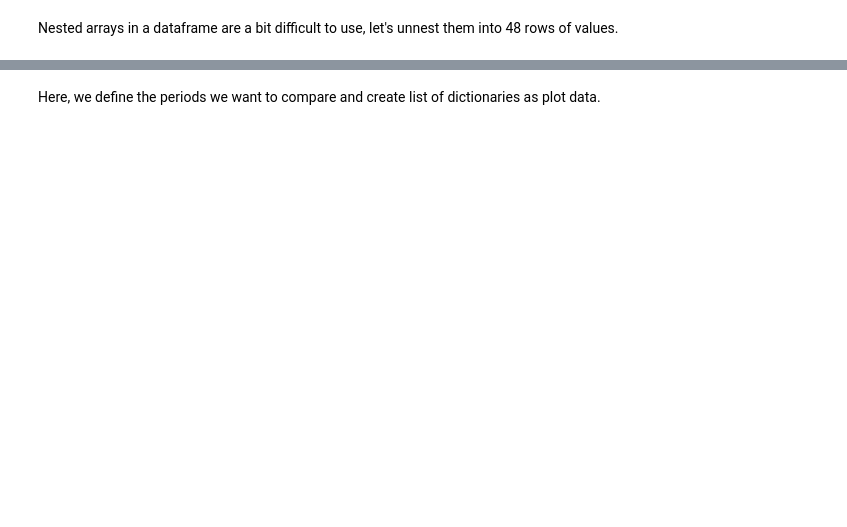
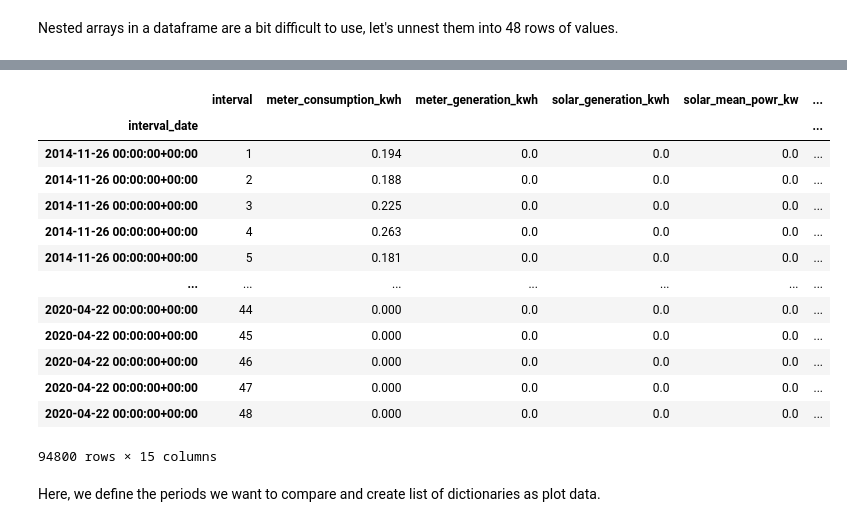
Before and after one commit to tommyli/home-energy, a Jupyter notebook: notebooks/dailies.ipynb, the cells around one changed output, grey strips where cells are left out. Drawn from its saved outputs; the diff is of its cells as text; code cells hidden in the pictures; blank space fills up the shorter version.

```diff
--- a/notebooks/dailies.ipynb
+++ b/notebooks/dailies.ipynb
@@ -86,3 +121,21 @@ df_exploded
+# %%
+df_energy['gross_usage_kwh'] = df_energy['meter_consumption_kwh'] + (df_energy['solar_generation_kwh'] - df_energy['meter_generation_kwh'] - df_energy['charge_quantity_kwh']) + df_energy['discharge_quantity_kwh']
+df_energy
+# %% [output]
+|  | interval | meter_consumption_kwh | meter_generation_kwh | solar_generation_kwh | solar_mean_powr_kw | ... |
+| interval_date |  |  |  |  |  | ... |
+| 2014-11-26 00:00:00+00:00 | 1 | 0.194 | 0.0 | 0.0 | 0.0 | ... |
+| 2014-11-26 00:00:00+00:00 | 2 | 0.188 | 0.0 | 0.0 | 0.0 | ... |
+| 2014-11-26 00:00:00+00:00 | 3 | 0.225 | 0.0 | 0.0 | 0.0 | ... |
+| 2014-11-26 00:00:00+00:00 | 4 | 0.263 | 0.0 | 0.0 | 0.0 | ... |
+| 2014-11-26 00:00:00+00:00 | 5 | 0.181 | 0.0 | 0.0 | 0.0 | ... |
+| ... | ... | ... | ... | ... | ... | ... |
+| 2020-04-22 00:00:00+00:00 | 44 | 0.000 | 0.0 | 0.0 | 0.0 | ... |
+| 2020-04-22 00:00:00+00:00 | 45 | 0.000 | 0.0 | 0.0 | 0.0 | ... |
+| 2020-04-22 00:00:00+00:00 | 46 | 0.000 | 0.0 | 0.0 | 0.0 | ... |
+| 2020-04-22 00:00:00+00:00 | 47 | 0.000 | 0.0 | 0.0 | 0.0 | ... |
+| 2020-04-22 00:00:00+00:00 | 48 | 0.000 | 0.0 | 0.0 | 0.0 | ... |
+94800 rows × 15 columns
 # %% [markdown]
 Here, we define the periods we want to compare and create list of dictionaries as plot data.
 # %%
```
Also changed, not shown: parts of 5 cells of this notebook, 2 other files.
